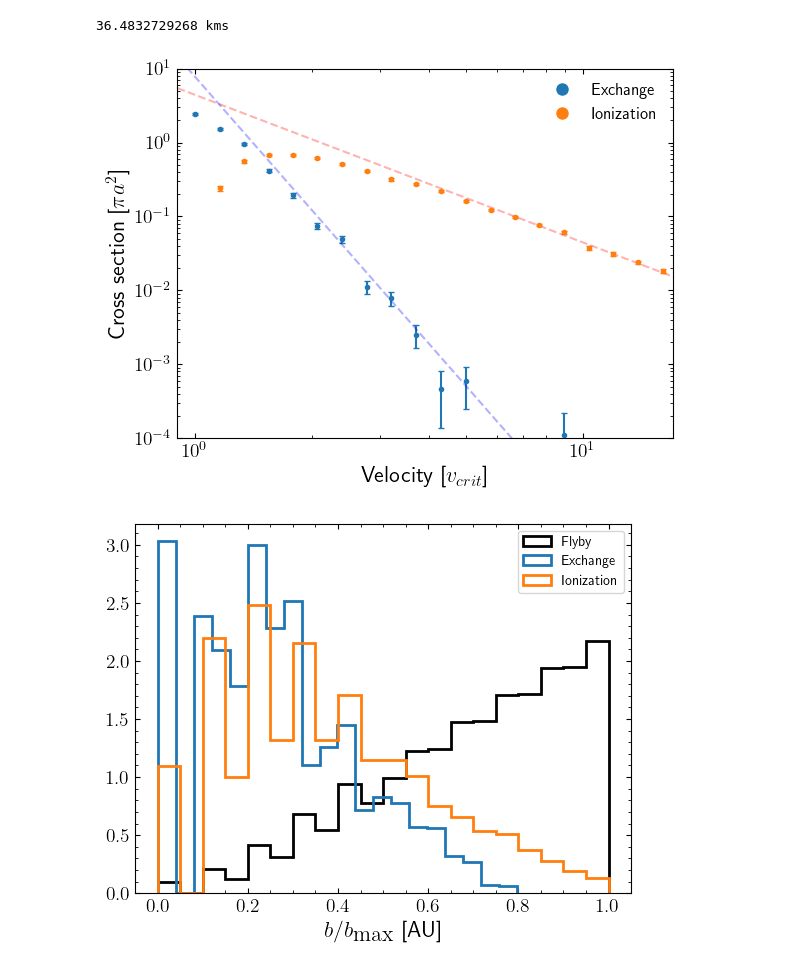
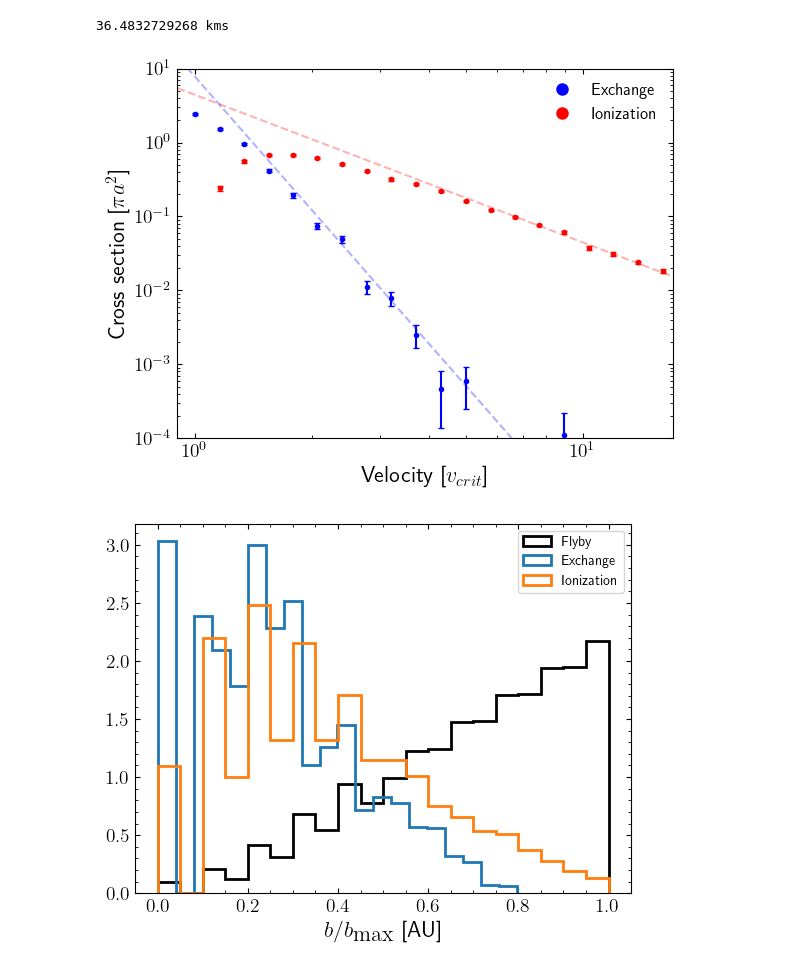
Before and after one commit to YannickBadoux/MRP, a Jupyter notebook: test.ipynb, the cells around one changed output. Drawn from its saved outputs; the diff is of its cells as text; code cells hidden in the pictures.

Commit message:
changes to cross section plot and gitigonore

```diff
--- a/test.ipynb
+++ b/test.ipynb
@@ -27,3 +27,17 @@ mpl.rcParams['axes.labelsize'] = 16
 
 #use latex for plots
 mpl.rcParams['text.usetex'] = True
+# %%
+critical_velocities = np.linspace(0, 1000, 1000) | units.kms
+v20s = v20_from_vinf(critical_velocities, a = 1|units.AU, M = 1|units.MSun)
+
+rel_diff = []
+for i in range(len(critical_velocities)):
+    rel_diff.append((v20s[i] - critical_velocities[i])/critical_velocities[i])
+
+# plt.plot([i.value_in(units.kms) for i in critical_velocities], v20s)
+plt.plot([i.value_in(units.kms) for i in critical_velocities], rel_diff)
+plt.xlabel(r'$v_{\infty}$ [km/s]')
+plt.ylabel(r'Relative difference')
+plt.yscale('log')
+plt.show()
@@ -41,7 +57,7 @@ print(vcrit.in_(units.kms))
 36.4832729268 kms
 # %%
 files = glob.glob('/home/ybadoux/Documents/MRP/HB83_test2/*.npy')
-clr = ['k', 'tab:blue', 'tab:orange']
+clr = ['k', 'b', 'r']
 labels = ['Flyby', 'Exchange', 'Ionization']
 plt.figure()
 for file in files:
@@ -51,34 +67,34 @@ for file in files:
 
     N_tot = len(results)
     N = []
     for i in range(3):
         N.append(len(results[results['state'] == i]))
         cross_section = b_max**2 * N[i]/N_tot
         error = 1/np.sqrt(N[i]) * cross_section
         if i != 0:
             plt.errorbar(float(v), cross_section.value_in(units.AU**2),yerr=error.value_in(units.AU**2), c=clr[i], fmt='.', capsize=2)
 
 #plot the analytical approximations
 x = np.logspace(np.log10(0.1), np.log10(20), 100)
 y = 40/9*np.pi*1/x**2
 plt.plot(x, y/np.pi, 'r--', alpha=0.3)
 
 y3 = 640/81*np.pi*1/x**6
 plt.plot(x, y3/np.pi, 'b--', alpha=0.3)
 
 plt.xlabel(r'Velocity [$v_{crit}$]')
 plt.ylabel(r'Cross section [$\pi a^2$]')
 plt.legend(handles=[plt.Line2D([0], [0], marker='o', color='w', label=labels[i], markerfacecolor=clr[i], markersize=10) for i in range(1,3)],
            fontsize=12, frameon=False)
 plt.yscale('log')
 plt.xscale('log')
 # plt.axvline(2.4)
 plt.xlim(0.9,17)
 plt.ylim(.0001,10)
 plt.savefig('cross_section_equal_masses.png')
 plt.show()
 # %% [output]
-[figure, old version]
+[figure, new version]
 # %%
 #combine all the results
 all_results = np.load(files[0])
```
Also changed, not shown: parts of 1 cell of this notebook, 1 other file.
